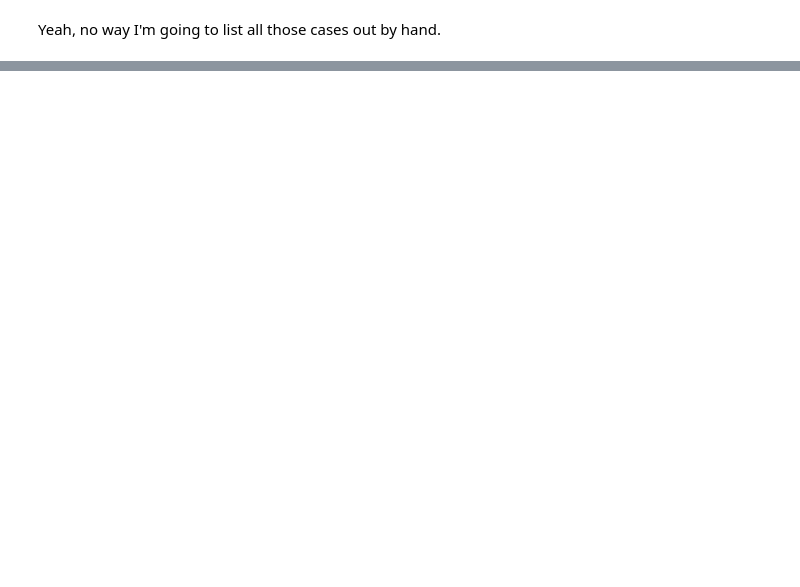
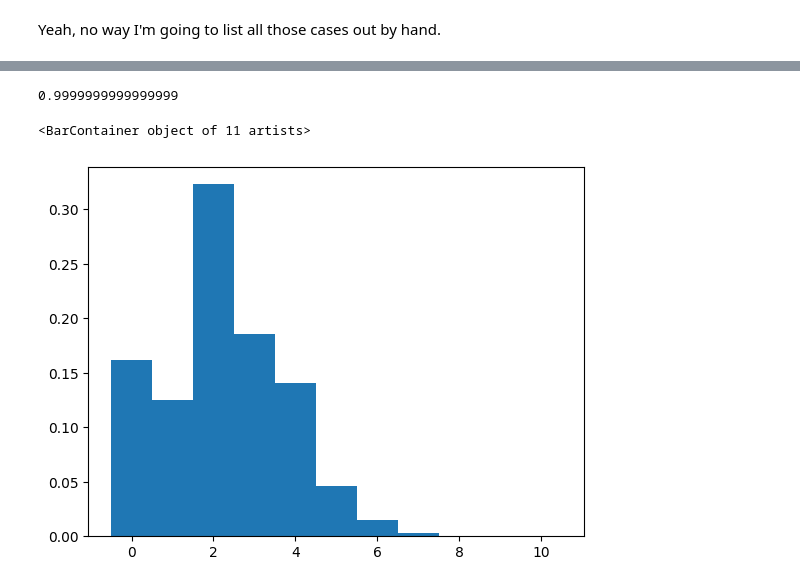
Before and after one commit to whusterj/war-room, a Jupyter notebook: 2024-02-18 including white results.ipynb, the cells around one changed output, grey strips where cells are left out. Cells and saved outputs as stored; diff of their text form; code cells hidden in the pictures; blank space fills up the shorter version.

Commit message:
Multinomial formulation for incoporating white dice results into the probability distribution.

```diff
--- a/2024-02-18 including white results.ipynb
+++ b/2024-02-18 including white results.ipynb
@@ -93,2 +97,8 @@ pow(3, 10)
 # %% [markdown]
 Yeah, no way I'm going to list all those cases out by hand.
+# %%
+import math
+
+n = 10
+yb_prob = 5/12
+wh_prob = 1/12
@@ -94,0 +439,23 @@ Yeah, no way I'm going to list all those cases out by hand.
+# %%
+def multinomial(n, cb, cb_prob, wh, wh_prob=1/12):
+    n_fact = math.factorial(n)
+    denom = math.factorial(cb) * math.factorial(wh) * math.factorial(n - cb - wh)
+    return (n_fact / denom) * math.pow(cb_prob, cb) * math.pow(wh_prob, wh) * math.pow(1 - cb_prob - wh_prob, n - cb - wh)
+# %%
+def multinomial_distro(cb_prob):
+    return [
+        (0, multinomial(10, 0, cb_prob, 0) + multinomial(10, 0, cb_prob, 1) + multinomial(10, 0, cb_prob, 2) + multinomial(10, 0, cb_prob, 3) + multinomial(10, 0, cb_prob, 4) + multinomial(10, 0, cb_prob, 5) + multinomial(10, 0, cb_prob, 6) + multinomial(10, 0, cb_prob, 7) + multinomial(10, 0, cb_prob, 8) + multinomial(10, 0, cb_prob, 9) + multinomial(10, 0, cb_prob, 10)),
+        (1, multinomial(10, 1, cb_prob, 0)),
+        (2, multinomial(10, 2, cb_prob, 0) + multinomial(10, 1, cb_prob, 1) + multinomial(10, 1, cb_prob, 2) + multinomial(10, 1, cb_prob, 3) + multinomial(10, 1, cb_prob, 4) + multinomial(10, 1, cb_prob, 5) + multinomial(10, 1, cb_prob, 6) + multinomial(10, 1, cb_prob, 7) + multinomial(10, 1, cb_prob, 8) + multinomial(10, 1, cb_prob, 9)),
+        (3, multinomial(10, 3, cb_prob, 0) + multinomial(10, 2, cb_prob, 1)),
+        (4, multinomial(10, 4, cb_prob, 0) + multinomial(10, 3, cb_prob, 1) + multinomial(10, 2, cb_prob, 2) + multinomial(10, 2, cb_prob, 3) + multinomial(10, 2, cb_prob, 4) + multinomial(10, 2, cb_prob, 5) + multinomial(10, 2, cb_prob, 6) + multinomial(10, 2, cb_prob, 7) + multinomial(10, 2, cb_prob, 8)),
+        (5, multinomial(10, 5, cb_prob, 0) + multinomial(10, 4, cb_prob, 1) + multinomial(10, 3, cb_prob, 2)),
+        (6, multinomial(10, 6, cb_prob, 0) + multinomial(10, 5, cb_prob, 1) + multinomial(10, 4, cb_prob, 2) + multinomial(10, 3, cb_prob, 3) + multinomial(10, 3, cb_prob, 4) + multinomial(10, 3, cb_prob, 5) + multinomial(10, 3, cb_prob, 6) + multinomial(10, 3, cb_prob, 7)),
+        (7, multinomial(10, 7, cb_prob, 0) + multinomial(10, 6, cb_prob, 1) + multinomial(10, 5, cb_prob, 2) + multinomial(10, 4, cb_prob, 3)),
+        (8, multinomial(10, 8, cb_prob, 0) + multinomial(10, 7, cb_prob, 1) + multinomial(10, 6, cb_prob, 2) + multinomial(10, 5, cb_prob, 3) + multinomial(10, 4, cb_prob, 4) + multinomial(10, 4, cb_prob, 5) + multinomial(10, 4, cb_prob, 6)),
+        (9, multinomial(10, 9, cb_prob, 0) + multinomial(10, 8, cb_prob, 1) + multinomial(10, 7, cb_prob, 2) + multinomial(10, 6, cb_prob, 3) + multinomial(10, 5, cb_prob, 4)),
+        (10, multinomial(10, 10, cb_prob, 0) + multinomial(10, 9, cb_prob, 1) + multinomial(10, 8, cb_prob, 2) + multinomial(10, 7, cb_prob, 3) + multinomial(10, 6, cb_prob, 4) + multinomial(10, 5, cb_prob, 5)),
+    ]
+
+multi_distro = multinomial_distro(2/12)
+multi_distro
@@ -94,0 +474,13 @@ Yeah, no way I'm going to list all those cases out by hand.
+# %%
+sum([p for k, p in multi_distro])
+# %% [output]
+0.9999999999999999
+# %%
+plt.clf()
+x_values, y_values = zip(*multi_distro)
+
+plt.title("")
+plt.bar(x_values, y_values, align='center', width=1)
+# %% [output]
+<BarContainer object of 11 artists>
+[figure, added]
```
Also changed, not shown: parts of 49 cells of this notebook, 1 other file.
